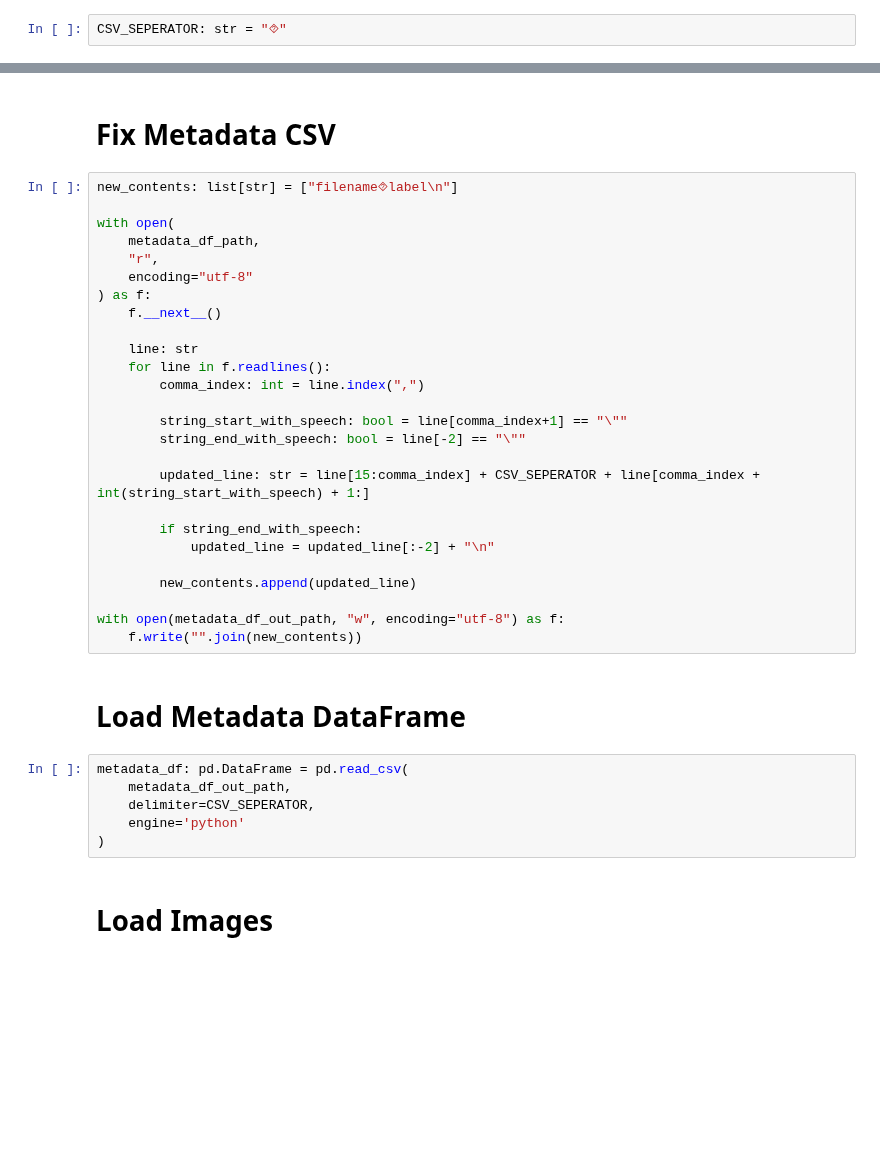
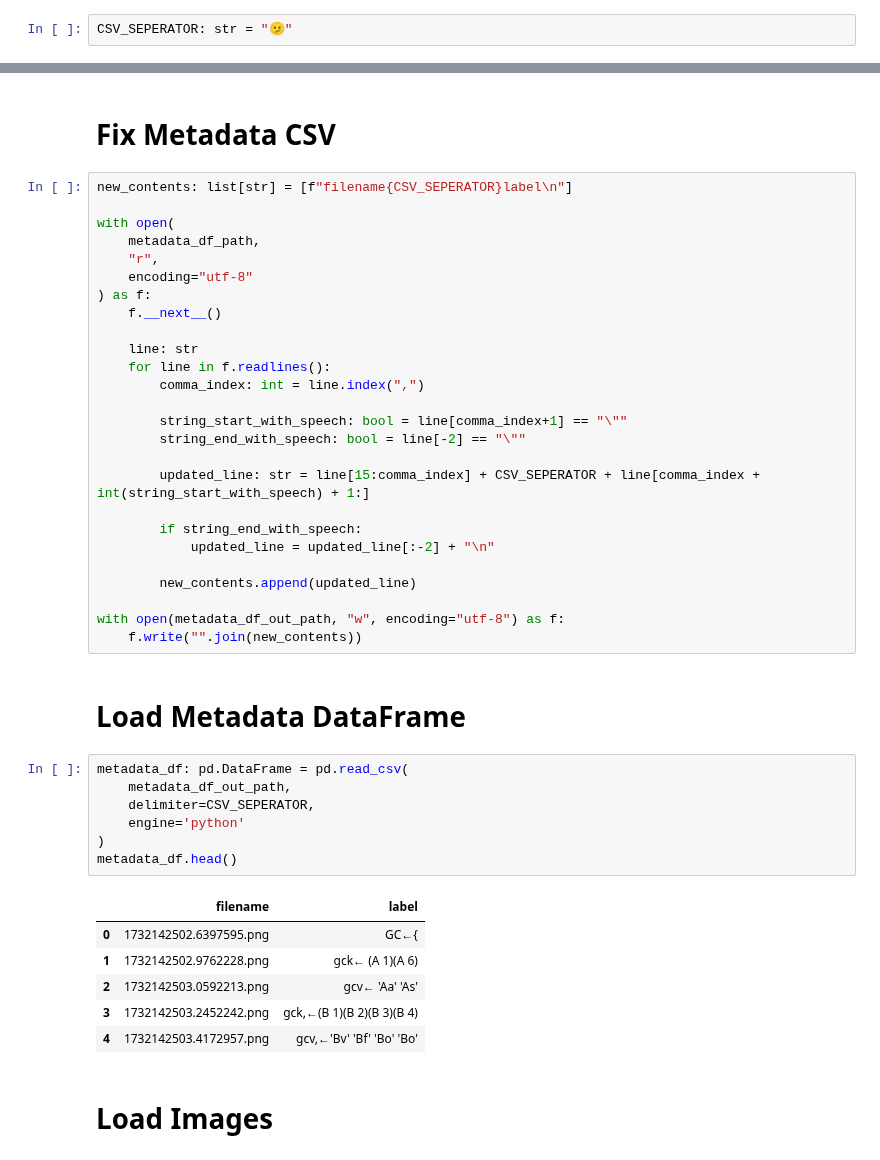
Before and after one commit to A-Team-Name/ocr-model-training, a Jupyter notebook: src/process_dataset.ipynb, the cells around one changed output, grey strips where cells are left out. Saved outputs shown, nothing was run; the diff lists cells and outputs as text; blank space fills up the shorter version.

```diff
--- a/src/process_dataset.ipynb
+++ b/src/process_dataset.ipynb
@@ -15,7 +15,7 @@ import cv2
 # %% [markdown]
 # Constants
 # %%
-CSV_SEPERATOR: str = "⯑"
+CSV_SEPERATOR: str = "🫤"
 # %% [markdown]
 # Paths
 # %%
@@ -44,7 +44,7 @@ metadata_df_out_path: str = os.path.join(
 # %% [markdown]
 # Fix Metadata CSV
 # %%
-new_contents: list[str] = ["filename⯑label\n"]
+new_contents: list[str] = [f"filename{CSV_SEPERATOR}label\n"]
 
 with open(
     metadata_df_path,
@@ -74,9 +74,17 @@ with open(metadata_df_out_path, "w", encoding="utf-8") as f:
 # %%
 metadata_df: pd.DataFrame = pd.read_csv(
     metadata_df_out_path,
     delimiter=CSV_SEPERATOR,
     engine='python'
 )
+metadata_df.head()
+# %% [output]
+|  | filename | label |
+| 0 | 1732142502.6397595.png | GC←{ |
+| 1 | 1732142502.9762228.png | gck← (A 1)(A 6) |
+| 2 | 1732142503.0592213.png | gcv← 'Aa' 'As' |
+| 3 | 1732142503.2452242.png | gck,←(B 1)(B 2)(B 3)(B 4) |
+| 4 | 1732142503.4172957.png | gcv,←'Bv' 'Bf' 'Bo' 'Bo' |
 # %% [markdown]
 # Load Images
 # %%
```
Also changed, not shown: 13 other files.
